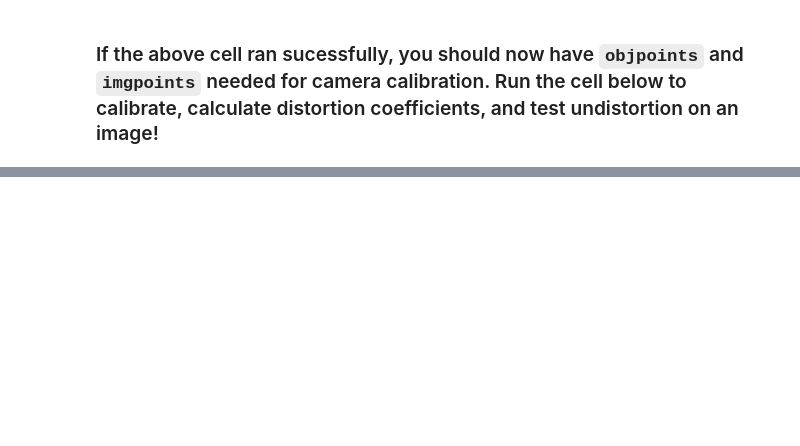
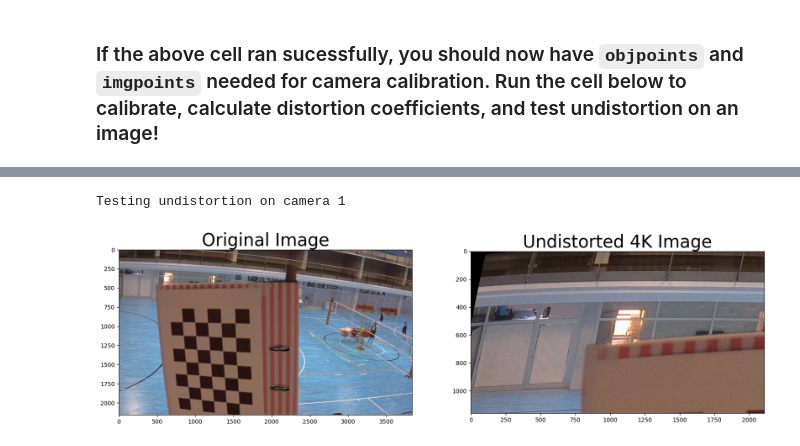
Before and after one commit to Elia-Tomaselli/CV-CameraCalibration, a Jupyter notebook: SMART-VIDEO_camera_calibration.ipynb, the cells around one changed output, grey strips where cells are left out. Saved outputs shown, nothing was run; the diff lists cells and outputs as text; code cells hidden in the pictures; blank space fills up the shorter version.

```diff
--- a/SMART-VIDEO_camera_calibration.ipynb
+++ b/SMART-VIDEO_camera_calibration.ipynb
@@ -196,0 +269,57 @@ for camera in cameras_info:
+# %%
+# Supponiamo che 'cameras_info' sia la tua lista di informazioni sulla telecamera
+
+# Rapporto di scala tra 1080p e 4K (3840x2160)
+scala = 3840 / 1920
+
+for camera in cameras_info:
+    print("Testing undistortion on camera", camera.camera_number)
+    img = cv2.imread('samples/' + 'out' + str(camera.camera_number) + 'F' + '/quadrant_0_frame_0_real.jpg')
+    if img is None:
+        print("Image not found")
+        exit()
+    img_size = (img.shape[1], img.shape[0])
+
+    # Do camera calibration given object points and image points
+    ret, mtx, dist, rvecs, tvecs = cv2.calibrateCamera(camera.objpoints, camera.imgpoints, img_size, None, None)
+
+    # Nuova matrice della telecamera per 4K
+    mtx_4k = mtx.copy()
+    mtx_4k[0, 0] *= scala  # fx
+    mtx_4k[1, 1] *= scala  # fy
+    mtx_4k[0, 2] *= scala  # cx
+    mtx_4k[1, 2] *= scala  # cy
+
+
+    # Adatta la matrice di distorsione per 4K (la matrice di distorsione non viene influenzata dal rapporto di scala)
+    dist_4k = dist.copy()
+
+    # Undistorsione dell'immagine 4K
+    dst_4k = cv2.undistort(img, mtx, dist, None, mtx_4k)
+
+    # Ritaglia l'immagine per rimuovere le aree nere ai bordi
+    new_mtx, roi = cv2.getOptimalNewCameraMatrix(mtx, dist, img_size, 1, img_size)
+    x, y, w, h = roi
+    dst_4k = dst_4k[y:y+h, x:x+w]
+
+    # Salvare l'immagine undistorsa 4K
+    cv2.imwrite('output/undistorted_4k_' + 'out' + str(camera.camera_number) + 'F' + '.jpg', dst_4k)
+
+    # Salvare i parametri della telecamera 4K
+    dist_pickle_4k = {}
+    dist_pickle_4k["mtx"] = mtx_4k
+    dist_pickle_4k["dist"] = dist_4k
+    pickle.dump(dist_pickle_4k, open("output/parameters_4k_" + 'out' + str(camera.camera_number) + 'F' + ".p", "wb"))
+
+    # Visualizzare l'immagine originale e quella undistorsa 4K
+    f, (ax1, ax2) = plt.subplots(1, 2, figsize=(20, 10))
+    ax1.imshow(img)
+    ax1.set_title('Original Image', fontsize=30)
+    ax2.imshow(dst_4k)
+    ax2.set_title('Undistorted 4K Image', fontsize=30)
+
+    # Mostrare le immagini
+    plt.show()
+# %% [output]
+Testing undistortion on camera 1
+[figure, added]
```
Also changed, not shown: parts of 5 cells of this notebook, 5 other files.
